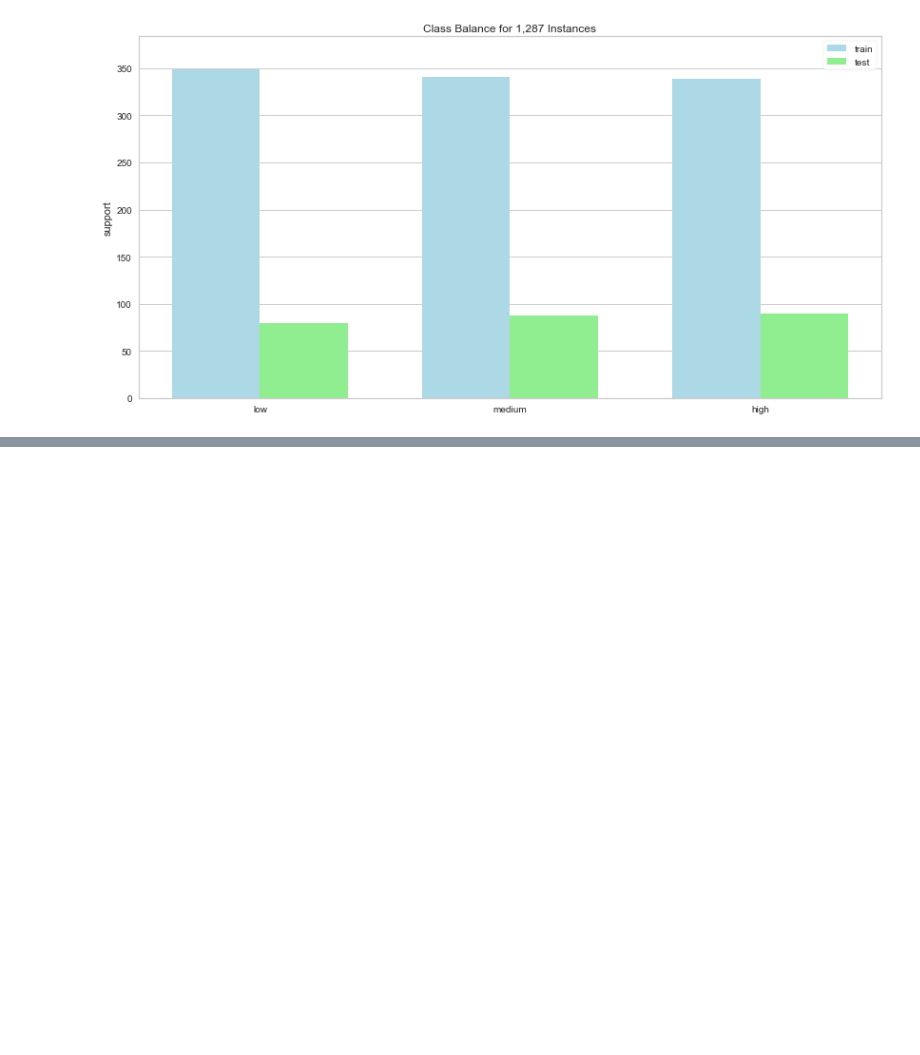
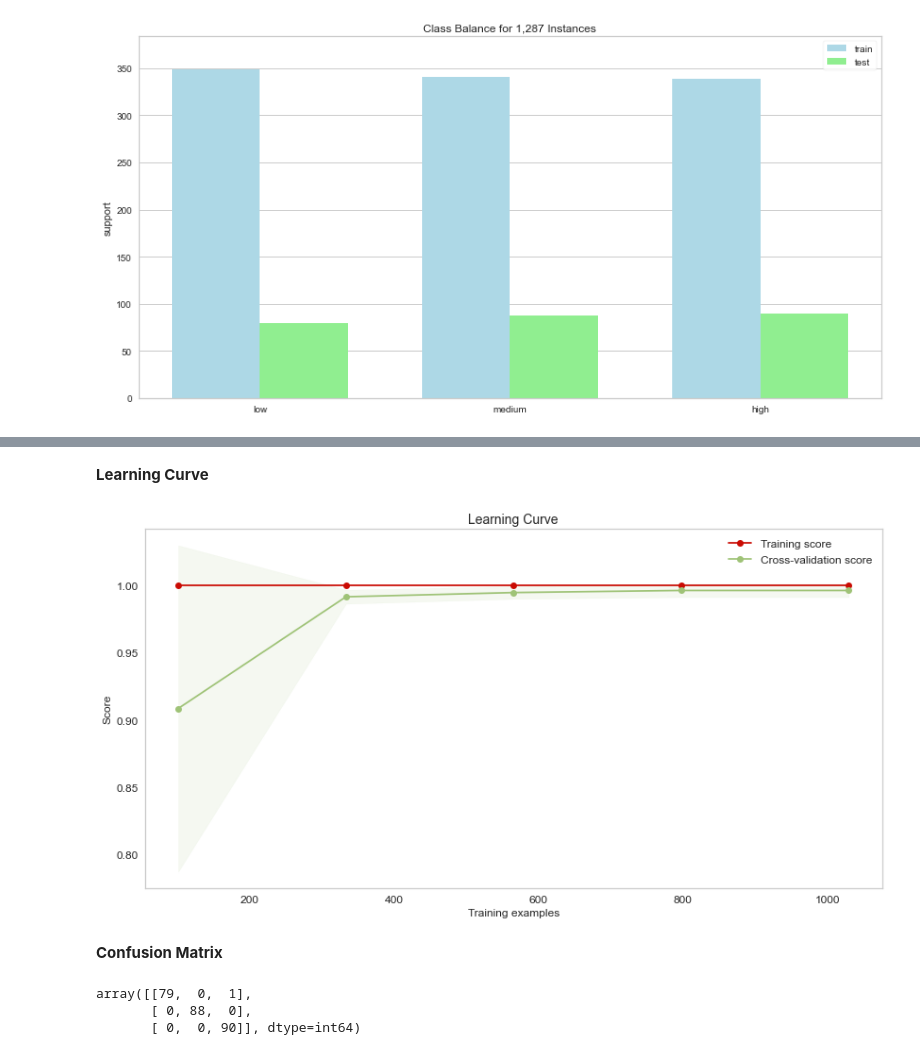
Before and after one commit to Prakashdeveloper03/Milk-Quality-Prediction, a Jupyter notebook: notebook/analysis.ipynb, the cells around one changed output, grey strips where cells are left out. Saved outputs shown, nothing was run; the diff lists cells and outputs as text; code cells hidden in the pictures; blank space fills up the shorter version.

```diff
--- a/notebook/analysis.ipynb
+++ b/notebook/analysis.ipynb
@@ -359,0 +430,15 @@ plt.show()
+# %% [markdown]
+**Learning Curve**
+# %%
+plot_learning_curve(rf_clf, X, y, figsize=(14, 7), title_fontsize=14, text_fontsize=12)
+plt.show()
+# %% [output]
+[figure, added]
+# %% [markdown]
+**Confusion Matrix**
+# %%
+confusion_matrix(y_test, y_pred)
+# %% [output]
+array([[79,  0,  1],
+       [ 0, 88,  0],
+       [ 0,  0, 90]], dtype=int64)
```
Also changed, not shown: parts of 22 cells of this notebook, 1 other file.
